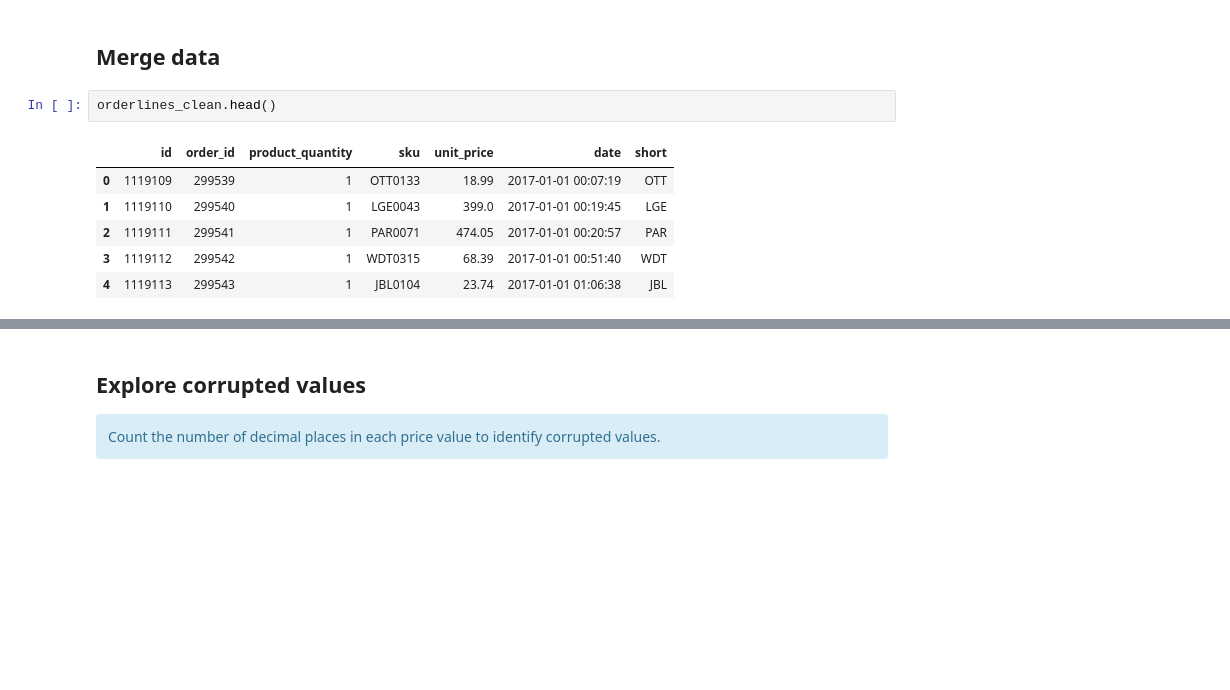
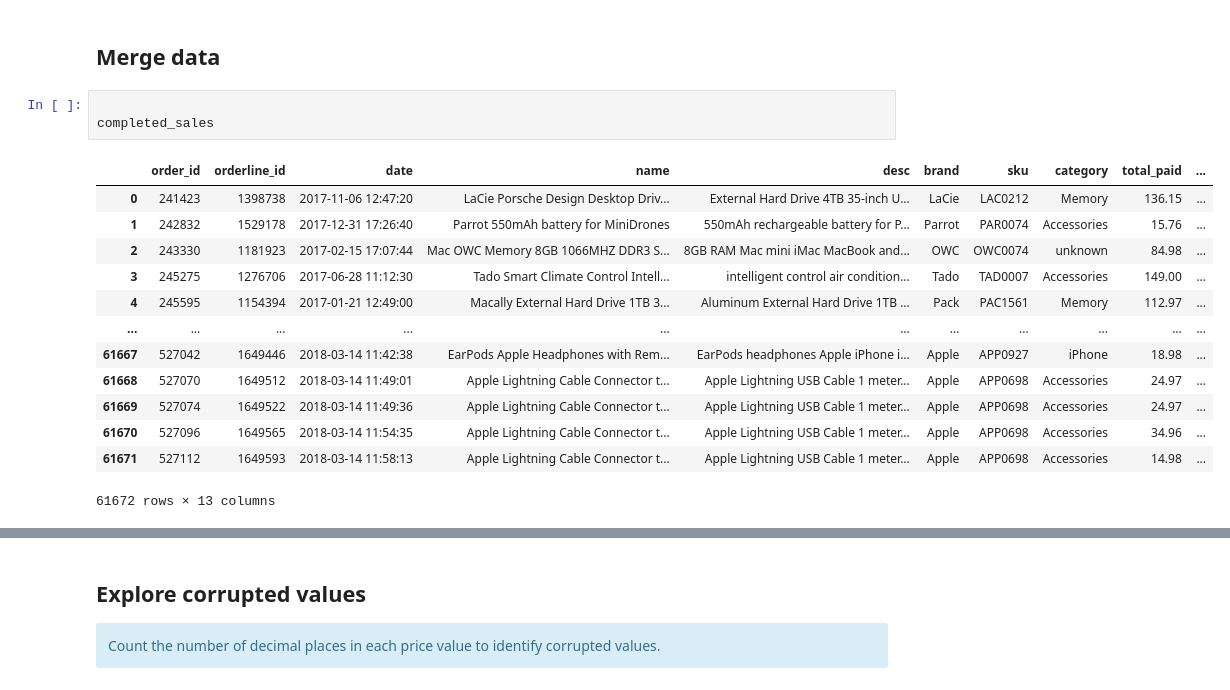
Before and after one commit to Donal-Flanagan/Eniac_discount_analysis, a Jupyter notebook: notebooks/2 - price_cleaning_munge.ipynb, the cells around one changed output, grey strips where cells are left out. Cells and saved outputs as stored; diff of their text form; blank space fills up the shorter version.

```diff
--- a/notebooks/2 - price_cleaning_munge.ipynb
+++ b/notebooks/2 - price_cleaning_munge.ipynb
@@ -34,12 +34,20 @@ This represents 45.49% of the data.
 # %% [markdown]
 ## Merge data
 # %%
-orderlines_clean.head()
+
+completed_sales
 # %% [output]
-|  | id | order_id | product_quantity | sku | unit_price | date | short |
-| 0 | 1119109 | 299539 | 1 | OTT0133 | 18.99 | 2017-01-01 00:07:19 | OTT |
-| 1 | 1119110 | 299540 | 1 | LGE0043 | 399.0 | 2017-01-01 00:19:45 | LGE |
-| 2 | 1119111 | 299541 | 1 | PAR0071 | 474.05 | 2017-01-01 00:20:57 | PAR |
-| 3 | 1119112 | 299542 | 1 | WDT0315 | 68.39 | 2017-01-01 00:51:40 | WDT |
-| 4 | 1119113 | 299543 | 1 | JBL0104 | 23.74 | 2017-01-01 01:06:38 | JBL |
+|  | order_id | orderline_id | date | name | desc | brand | sku | category | total_paid | ... |
+| 0 | 241423 | 1398738 | 2017-11-06 12:47:20 | LaCie Porsche Design Desktop Driv... | External Hard Drive 4TB 35-inch U... | LaCie | LAC0212 | Memory | 136.15 | ... |
+| 1 | 242832 | 1529178 | 2017-12-31 17:26:40 | Parrot 550mAh battery for MiniDrones | 550mAh rechargeable battery for P... | Parrot | PAR0074 | Accessories | 15.76 | ... |
+| 2 | 243330 | 1181923 | 2017-02-15 17:07:44 | Mac OWC Memory 8GB 1066MHZ DDR3 S... | 8GB RAM Mac mini iMac MacBook and... | OWC | OWC0074 | unknown | 84.98 | ... |
+| 3 | 245275 | 1276706 | 2017-06-28 11:12:30 | Tado Smart Climate Control Intell... | intelligent control air condition... | Tado | TAD0007 | Accessories | 149.00 | ... |
+| 4 | 245595 | 1154394 | 2017-01-21 12:49:00 | Macally External Hard Drive 1TB 3... | Aluminum External Hard Drive 1TB ... | Pack | PAC1561 | Memory | 112.97 | ... |
+| ... | ... | ... | ... | ... | ... | ... | ... | ... | ... | ... |
+| 61667 | 527042 | 1649446 | 2018-03-14 11:42:38 | EarPods Apple Headphones with Rem... | EarPods headphones Apple iPhone i... | Apple | APP0927 | iPhone | 18.98 | ... |
+| 61668 | 527070 | 1649512 | 2018-03-14 11:49:01 | Apple Lightning Cable Connector t... | Apple Lightning USB Cable 1 meter... | Apple | APP0698 | Accessories | 24.97 | ... |
+| 61669 | 527074 | 1649522 | 2018-03-14 11:49:36 | Apple Lightning Cable Connector t... | Apple Lightning USB Cable 1 meter... | Apple | APP0698 | Accessories | 24.97 | ... |
+| 61670 | 527096 | 1649565 | 2018-03-14 11:54:35 | Apple Lightning Cable Connector t... | Apple Lightning USB Cable 1 meter... | Apple | APP0698 | Accessories | 34.96 | ... |
+| 61671 | 527112 | 1649593 | 2018-03-14 11:58:13 | Apple Lightning Cable Connector t... | Apple Lightning USB Cable 1 meter... | Apple | APP0698 | Accessories | 14.98 | ... |
+61672 rows × 13 columns
 # %%
```
Also changed, not shown: parts of 2 cells of this notebook, 1 other file.
